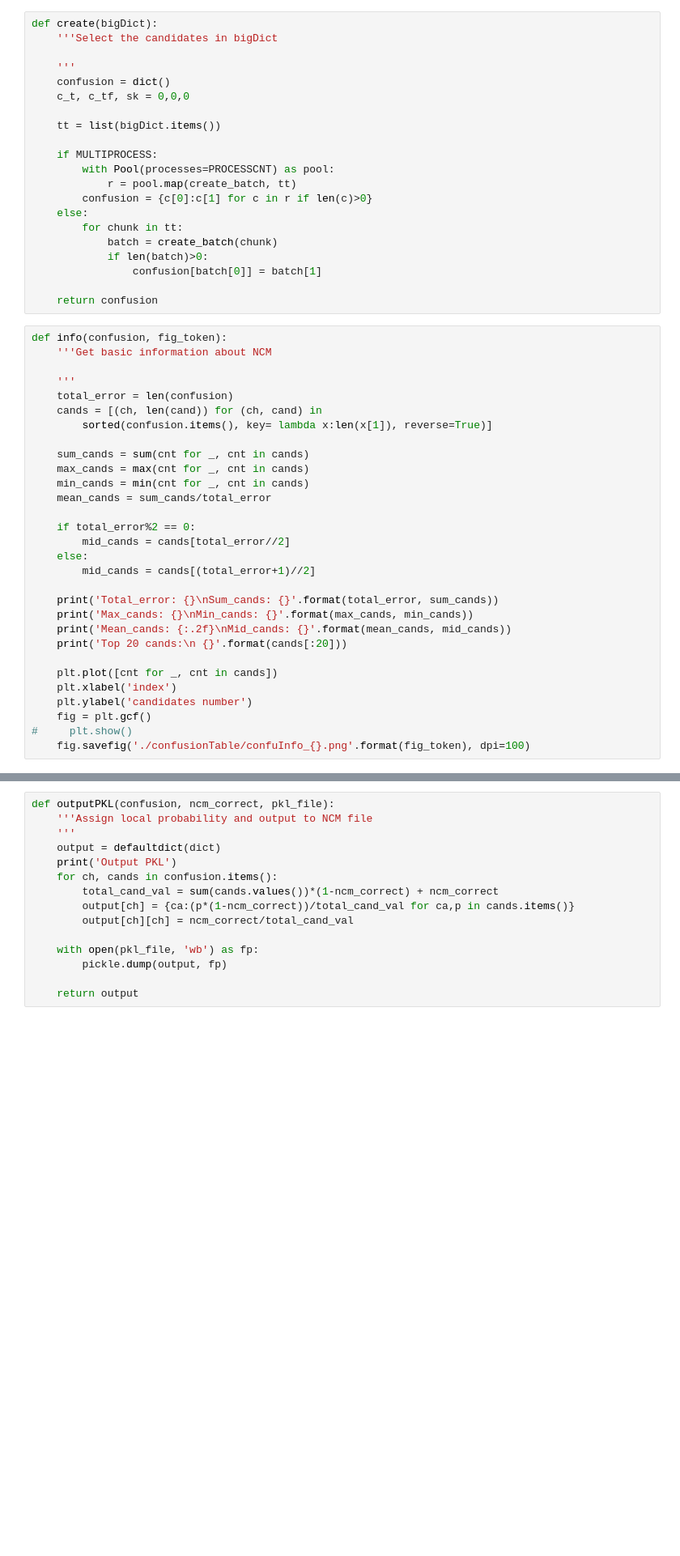
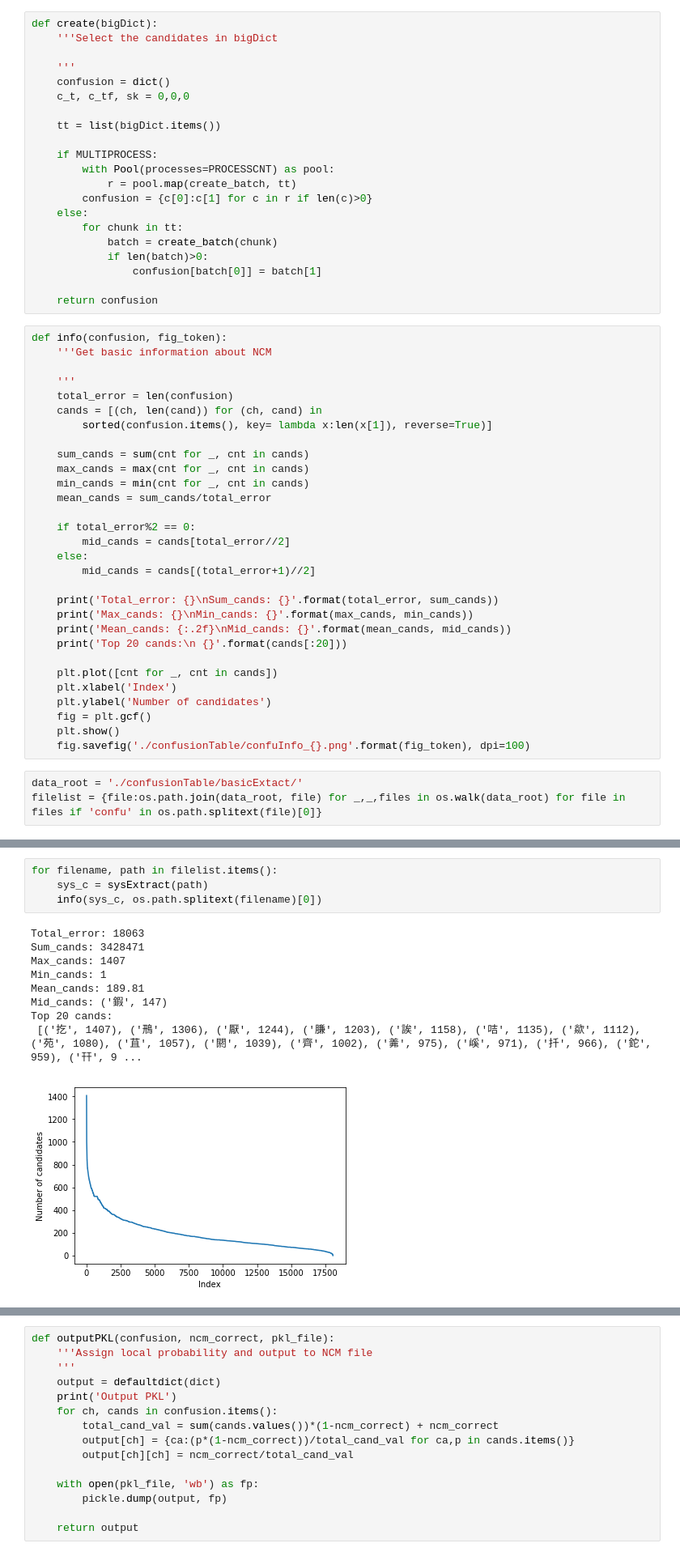
Before and after one commit to sean2249/CSC, a Jupyter notebook: confusionTable_ML.ipynb, the cells around one changed output, grey strips where cells are left out. Shown at 81% size. Saved outputs shown, nothing was run; the diff lists cells and outputs as text; blank space fills up the shorter version.

```diff
--- a/confusionTable_ML.ipynb
+++ b/confusionTable_ML.ipynb
@@ -323,8 +377,11 @@ def info(confusion, fig_token):
     print('Top 20 cands:\n {}'.format(cands[:20]))
 
     plt.plot([cnt for _, cnt in cands])
-    plt.xlabel('index')
-    plt.ylabel('candidates number')
+    plt.xlabel('Index')
+    plt.ylabel('Number of candidates')
     fig = plt.gcf()
-#     plt.show()
+    plt.show()
     fig.savefig('./confusionTable/confuInfo_{}.png'.format(fig_token), dpi=100)
+# %%
+data_root = './confusionTable/basicExtact/'
+filelist = {file:os.path.join(data_root, file) for _,_,files in os.walk(data_root) for file in files if 'confu' in os.path.splitext(file)[0]}
@@ -330,0 +398,14 @@ def info(confusion, fig_token):
+# %%
+for filename, path in filelist.items():
+    sys_c = sysExtract(path)
+    info(sys_c, os.path.splitext(filename)[0])
+# %% [output]
+Total_error: 18063
+Sum_cands: 3428471
+Max_cands: 1407
+Min_cands: 1
+Mean_cands: 189.81
+Mid_cands: ('鍜', 147)
+Top 20 cands:
+ [('扢', 1407), ('鳽', 1306), ('厭', 1244), ('膁', 1203), ('誒', 1158), ('咭', 1135), ('歘', 1112), ('苑', 1080), ('苴', 1057), ('閼', 1039), ('齊', 1002), ('羛', 975), ('嵠', 971), ('扦', 966), ('鉈', 959), ('幵', 9 ...
+[figure, added]
```
Also changed, not shown: parts of 45 cells of this notebook, 41 other files.
